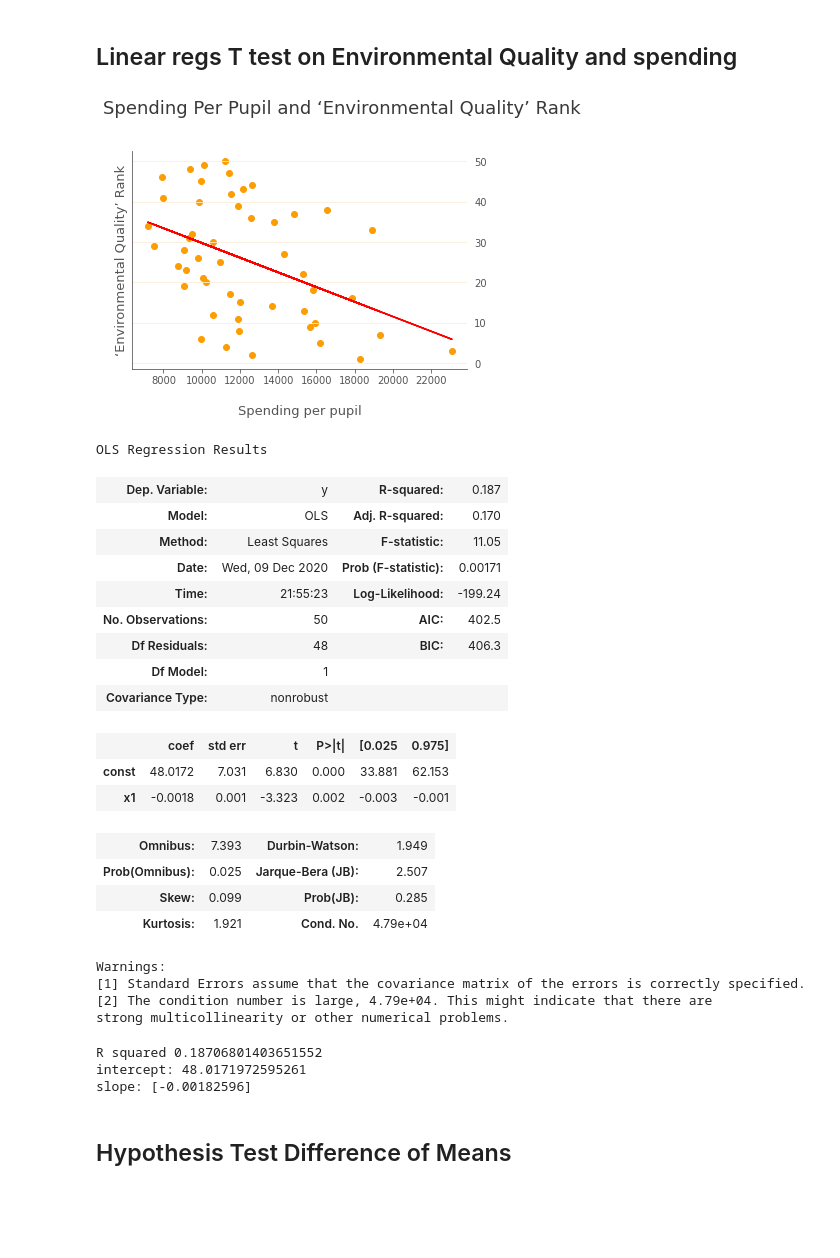
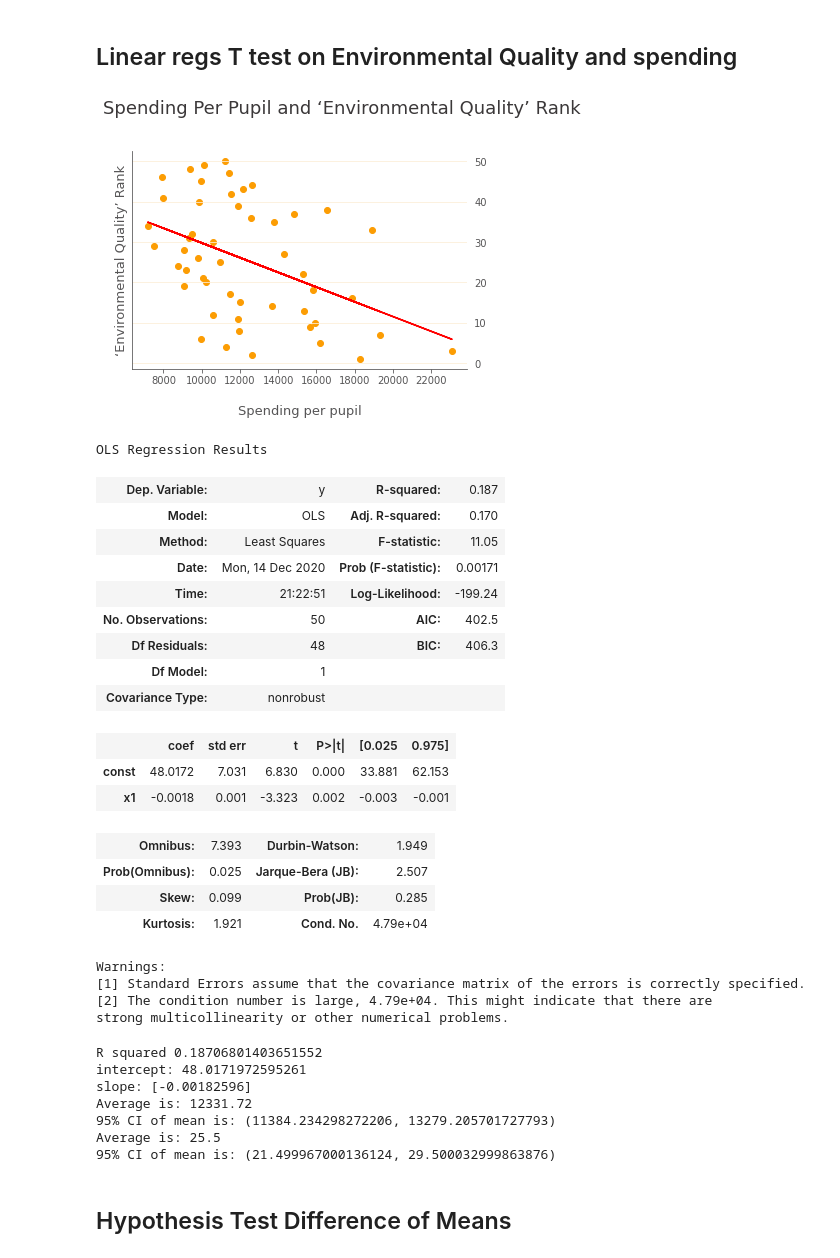
Before and after one commit to dorotheeg/Sustainability_Education_Data_Science, a Jupyter notebook: Final_Project_Stats.ipynb, the cells around one changed output. Cells and saved outputs as stored; diff of their text form; code cells hidden in the pictures; blank space fills up the shorter version.

```diff
--- a/Final_Project_Stats.ipynb
+++ b/Final_Project_Stats.ipynb
@@ -308,6 +308,16 @@ print('slope:', model.coef_)
 
 y_pred = model.predict(x)
 print('predicted response:', y_pred, sep='\n')
+
+def CI_mean(data):
+    se = np.std(data)/np.sqrt(len(data))
+    low = np.mean(data)-1.96*se
+    up = np.mean(data)+1.96*se
+    print("Average is:", np.mean(data))
+    print("95% CI of mean is: ({}, {})".format(low,up))
+
+CI_mean(tots['amountPerPupil'])
+CI_mean(tots['Total Score'])
 # %% [output]
 [figure]
 R squared 0.17920647349324859
@@ -336,6 +350,15 @@ if p_value<0.05:
     print("reject null hypothesis")
 else:
     print("accept null hypothesis")
+
+def CI_mean(data):
+    se = np.std(data)/np.sqrt(len(data))
+    low = np.mean(data)-1.96*se
+    up = np.mean(data)+1.96*se
+    print("Average is:", np.mean(data))
+    print("95% CI of mean is: ({}, {})".format(low,up))
+
+CI_mean(x)
 # %% [output]
 0.0021905241648494944
 reject null hypothesis
@@ -425,35 +450,45 @@ ax.tick_params(axis='x', colors='#565556')
 ax.yaxis.set_ticks_position('none')
 
 plt.suptitle("Spending Per Pupil and ‘Environmental Quality’ Rank", ha = 'center' , y=1.06, fontsize=18, color = "#3b3839", x = 0.61)
 plt.xlabel("\nSpending per pupil", color = "#565556", fontsize=13)
 plt.ylabel("‘Environmental Quality’ Rank", color = "#565556", fontsize=13)
 
 plt.show()
 
 x = a
 y = c
 
 
 reg_model = OLS(y, sm.add_constant(x)).fit()
 display(reg_model.summary())
 
 x = np.array(x).reshape((-1, 1))
 y = np.array(y)
 
 model = LinearRegression().fit(x, y)
 
 r_sq = model.score(x, y)
 print('R squared', r_sq)
 print('intercept:', model.intercept_)
 print('slope:', model.coef_)
+
+def CI_mean(data):
+    se = np.std(data)/np.sqrt(len(data))
+    low = np.mean(data)-1.96*se
+    up = np.mean(data)+1.96*se
+    print("Average is:", np.mean(data))
+    print("95% CI of mean is: ({}, {})".format(low,up))
+
+CI_mean(tots['amountPerPupil'])
+CI_mean(tots['‘Environmental Quality’ Rank'])
 # %% [output]
 [figure]
 OLS Regression Results
 | Dep. Variable: | y | R-squared: | 0.187 |
 | Model: | OLS | Adj. R-squared: | 0.170 |
 | Method: | Least Squares | F-statistic: | 11.05 |
-| Date: | Wed, 09 Dec 2020 | Prob (F-statistic): | 0.00171 |
-| Time: | 21:55:23 | Log-Likelihood: | -199.24 |
+| Date: | Mon, 14 Dec 2020 | Prob (F-statistic): | 0.00171 |
+| Time: | 21:22:51 | Log-Likelihood: | -199.24 |
 | No. Observations: | 50 | AIC: | 402.5 |
 | Df Residuals: | 48 | BIC: | 406.3 |
 | Df Model: | 1 |  |  |
@@ -472,6 +507,10 @@ strong multicollinearity or other numerical problems.
 R squared 0.18706801403651552
 intercept: 48.0171972595261
 slope: [-0.00182596]
+Average is: 12331.72
+95% CI of mean is: (11384.234298272206, 13279.205701727793)
+Average is: 25.5
+95% CI of mean is: (21.499967000136124, 29.500032999863876)
 # %% [markdown]
 ## Hypothesis Test Difference of Means
 # %% [markdown]
```
Also changed, not shown: parts of 4 cells of this notebook.
